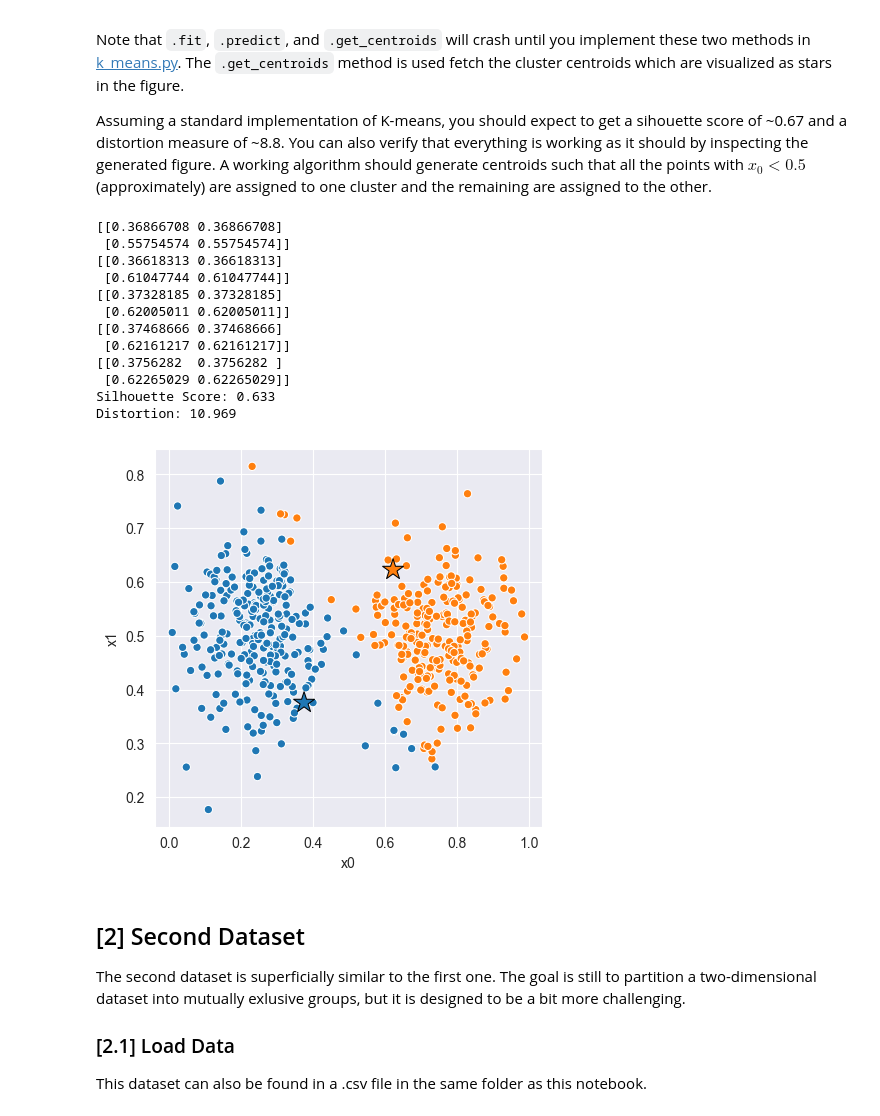
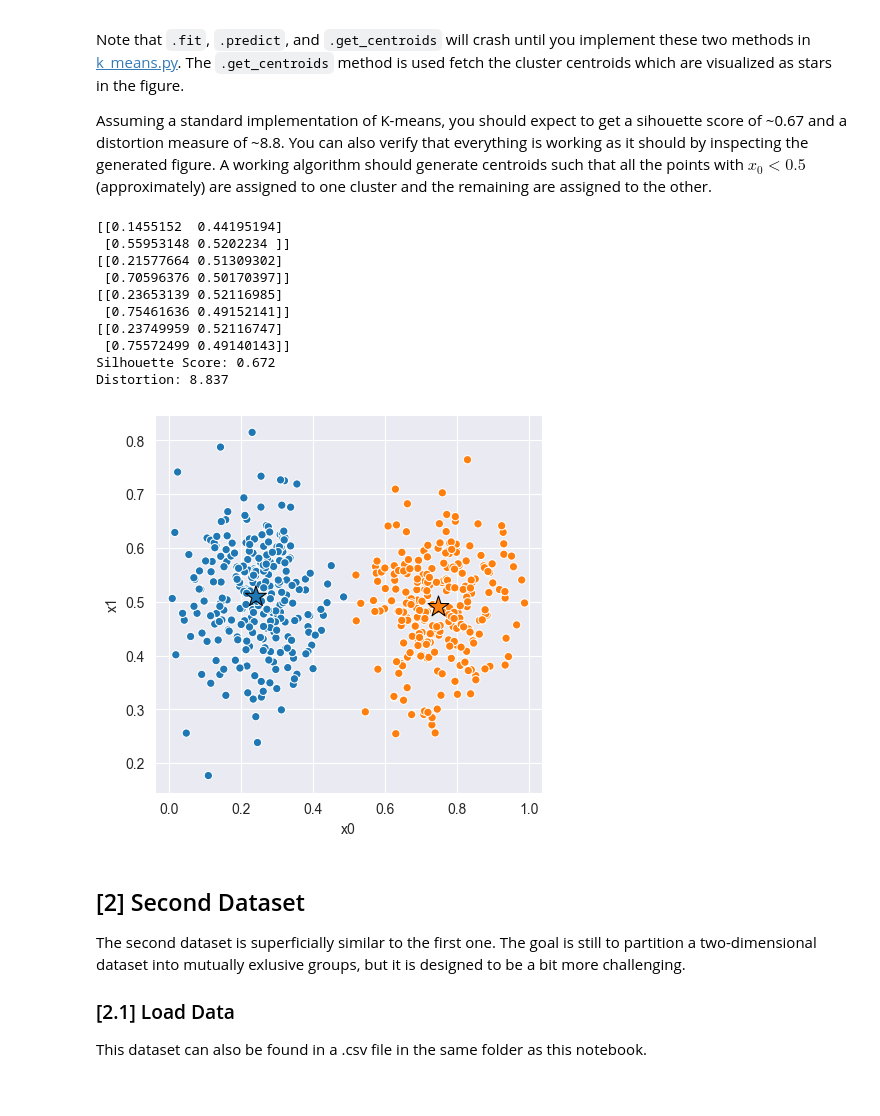
Before and after one commit to jimoskar/ml, a Jupyter notebook: k_means/experiment.ipynb, the cells around one changed output. Drawn from its saved outputs; the diff is of its cells as text; code cells hidden in the pictures.

Commit message:
implemented minmax normalization and random initialization for kmeans.

```diff
--- a/k_means/experiment.ipynb
+++ b/k_means/experiment.ipynb
@@ -70,35 +70,33 @@ Assuming a standard implementation of K-means, you should expect to get a sihoue
 # %%
 # Fit Model
 X = data_1[['x0', 'x1']]
-model_1 = km.KMeans() # <-- Should work with default constructor
+model_1 = km.KMeans(num_clust=2) # <-- Should work with default constructor
 model_1.fit(X)
 
 # Compute Silhouette Score
 z = model_1.predict(X)
 print(f'Silhouette Score: {km.euclidean_silhouette(X, z) :.3f}')
 print(f'Distortion: {km.euclidean_distortion(X, z) :.3f}')
 
 # Plot cluster assignments
 C = model_1.get_centroids()
 K = len(C)
 _, ax = plt.subplots(figsize=(5, 5), dpi=100)
 sns.scatterplot(x='x0', y='x1', hue=z, hue_order=range(K), palette='tab10', data=X, ax=ax);
 sns.scatterplot(x=C[:,0], y=C[:,1], hue=range(K), palette='tab10', marker='*', s=250, edgecolor='black', ax=ax)
 ax.legend().remove();
 # %% [output]
-[[0.36866708 0.36866708]
- [0.55754574 0.55754574]]
-[[0.36618313 0.36618313]
- [0.61047744 0.61047744]]
-[[0.37328185 0.37328185]
- [0.62005011 0.62005011]]
-[[0.37468666 0.37468666]
- [0.62161217 0.62161217]]
-[[0.3756282  0.3756282 ]
- [0.62265029 0.62265029]]
-Silhouette Score: 0.633
-Distortion: 10.969
+[[0.1455152  0.44195194]
+ [0.55953148 0.5202234 ]]
+[[0.21577664 0.51309302]
+ [0.70596376 0.50170397]]
+[[0.23653139 0.52116985]
+ [0.75461636 0.49152141]]
+[[0.23749959 0.52116747]
+ [0.75572499 0.49140143]]
+Silhouette Score: 0.672
+Distortion: 8.837
-[figure, old version]
+[figure, new version]
 # %% [markdown]
 ## [2] Second Dataset
 
```
Also changed, not shown: parts of 3 cells of this notebook, 1 other file.
